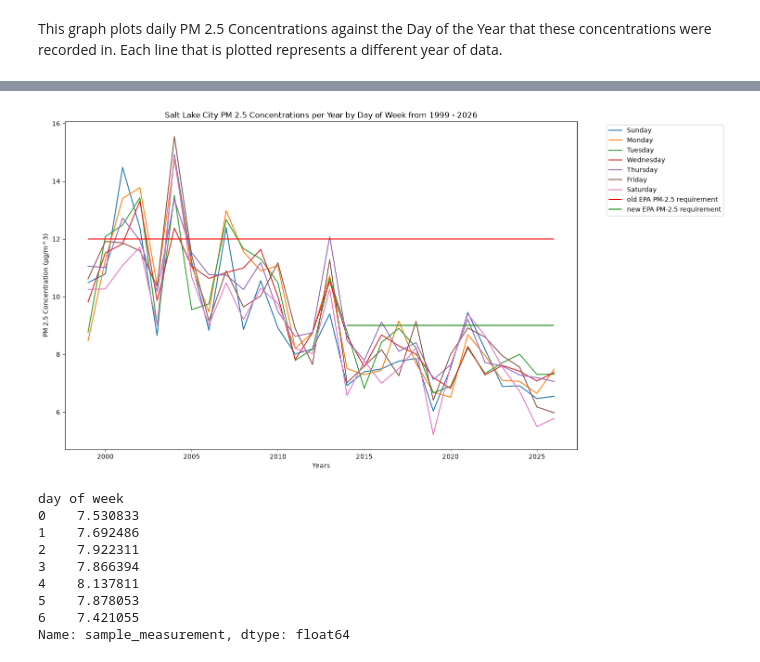
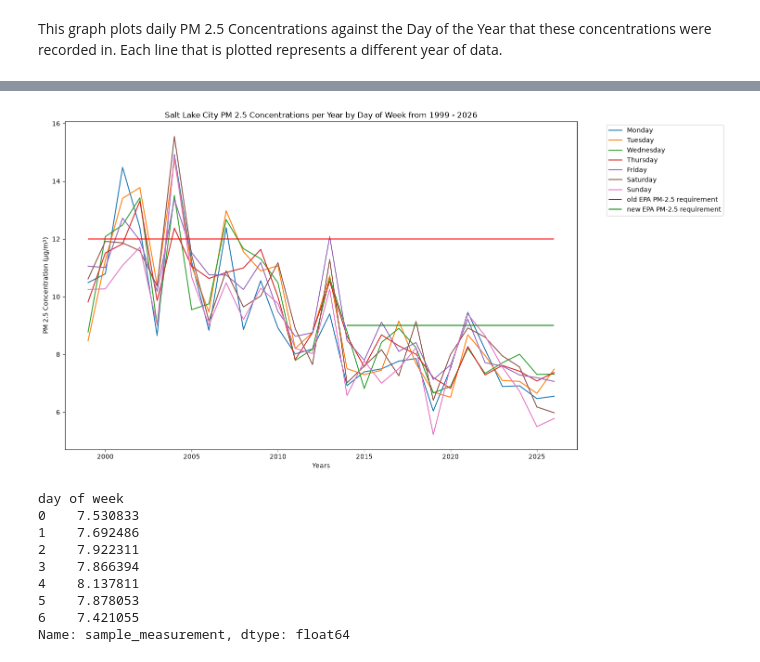
Before and after one commit to sodoo-gadal/UROP-SLC-AQ-, a Jupyter notebook: Salt_Lake_City_AQI/hourly_time_series.ipynb, the cells around one changed output, grey strips where cells are left out. Drawn from its saved outputs; the diff is of its cells as text; code cells hidden in the pictures.

```diff
--- a/Salt_Lake_City_AQI/hourly_time_series.ipynb
+++ b/Salt_Lake_City_AQI/hourly_time_series.ipynb
@@ -82,30 +165,30 @@ Text(0, 0.5, 'PM 2.5 Concentration (µg/m^3)')
 # %%
 #now I will try to graph PM 2.5 concentrations by day of weak across all of our years. hourly will be tough to breach
 df_by_dow = df.groupby(['years', 'day of week'])['sample_measurement'].mean()
 df_by_dow.head()
 
 df_by_dow_flat = df_by_dow.reset_index()
 df_dow_pivoted = df_by_dow_flat.pivot(index = 'years', columns='day of week', values='sample_measurement')
 
-fig2, ax2 = plt.subplots(figsize=(15,8))
-ax2.plot(df_dow_pivoted, label = ["Sunday", "Monday", "Tuesday", "Wednesday", "Thursday", "Friday", "Saturday"])
-ax2.set_title("Salt Lake City PM 2.5 Concentrations per Year by Day of Week from 1999 - 2026")
-ax2.set_xlabel("Years")
-ax2.set_ylabel("PM 2.5 Concentration (µg/m^3)")
+fig3, ax3 = plt.subplots(figsize=(15,8))
+ax3.plot(df_dow_pivoted, label = ["Monday", "Tuesday", "Wednesday", "Thursday", "Friday", "Saturday", "Sunday"])
+ax3.set_title("Salt Lake City PM 2.5 Concentrations per Year by Day of Week from 1999 - 2026")
+ax3.set_xlabel("Years")
+ax3.set_ylabel("PM 2.5 Concentration (µg/m³)")
 plt.hlines(
     y=12,xmin=1999, xmax=2026, colors="red", label= "old EPA PM-2.5 requirement"
 )
 plt.hlines(
     y=9, xmin=2014, xmax = 2026, colors = "green", label = "new EPA PM-2.5 requirement"
 )
 plt.legend(bbox_to_anchor=(1.05,1),loc='upper left')
 plt.tight_layout()
 plt.show()
 plt.close()
 
 #kind of useless?? bar chart would be better
 # %% [output]
-[figure, old version]
+[figure, new version]
 # %%
 df_dow = df.groupby(['day of week'],)['sample_measurement'].mean()
 df_dow
```
Also changed, not shown: parts of 11 cells of this notebook.
